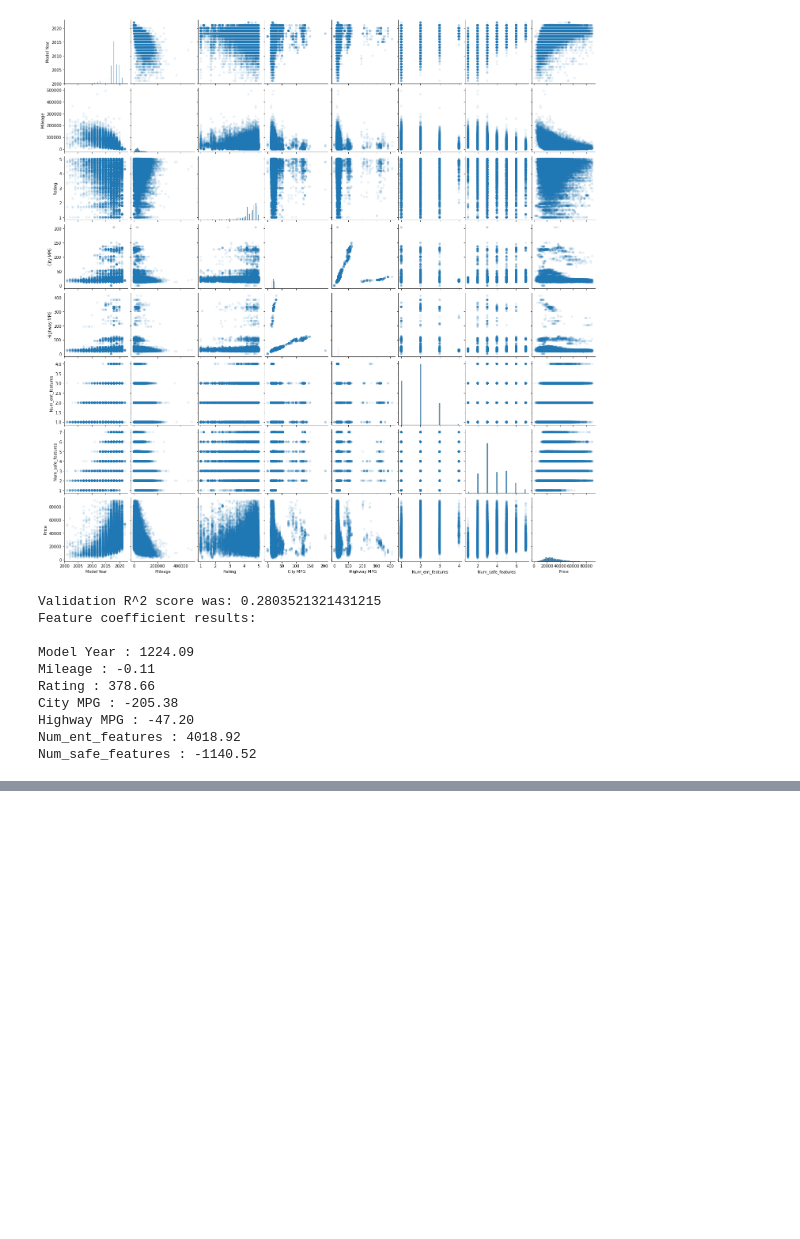
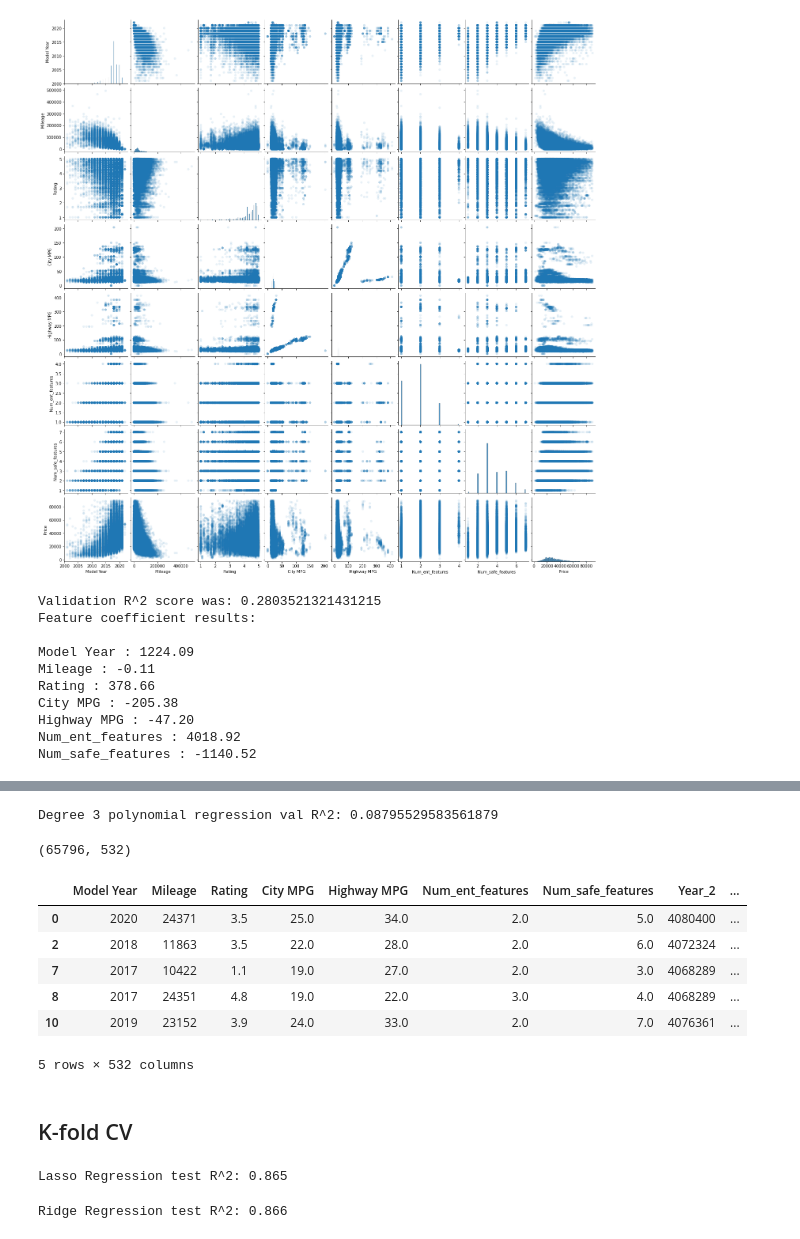
Before and after one commit to luongtruong77/regression-car-price-predictor, a Jupyter notebook: Modeling.ipynb, the cells around one changed output, grey strips where cells are left out. Saved outputs shown, nothing was run; the diff lists cells and outputs as text; code cells hidden in the pictures; blank space fills up the shorter version.

```diff
--- a/Modeling.ipynb
+++ b/Modeling.ipynb
@@ -375,0 +184,8 @@ Gradient Boosted Regression: 0.7313565540324387
+# %%
+X_df = sub_df[['Model Year', 'Mileage', 'Rating', 'City MPG', 'Highway MPG', 'Num_ent_features', 'Num_safe_features']]
+y_df = sub_df['Price']
+
+X_df['Year_2'] = X_df['Model Year'] ** 2
+X_df['Mileage_2'] = X_df['Mileage'] ** 2
+
+split_and_validate(X_df, y_df)
@@ -375,0 +221,22 @@ Gradient Boosted Regression: 0.7313565540324387
+# %%
+split_validate_polynomial(X_df, y_df, 3)
+# %% [output]
+Degree 3 polynomial regression val R^2: 0.08795529583561879
+# %%
+X_df[['Car Model', 'Make', 'Fuel Type', 'Drivetrain', 'Engine', 'Exterior Color', 'Interior Color', 'Transmission']] = df[['Car Model', 'Make', 'Fuel Type', 'Drivetrain', 'Engine', 'Exterior Color', 'Interior Color', 'Transmission']]
+
+cars = pd.get_dummies(X_df, drop_first=True)
+
+print(cars.shape)
+cars.head()
+# %% [output]
+(65796, 532)
+|  | Model Year | Mileage | Rating | City MPG | Highway MPG | Num_ent_features | Num_safe_features | Year_2 | ... |
+| 0 | 2020 | 24371 | 3.5 | 25.0 | 34.0 | 2.0 | 5.0 | 4080400 | ... |
+| 2 | 2018 | 11863 | 3.5 | 22.0 | 28.0 | 2.0 | 6.0 | 4072324 | ... |
+| 7 | 2017 | 10422 | 1.1 | 19.0 | 27.0 | 2.0 | 3.0 | 4068289 | ... |
+| 8 | 2017 | 24351 | 4.8 | 19.0 | 22.0 | 3.0 | 4.0 | 4068289 | ... |
+| 10 | 2019 | 23152 | 3.9 | 24.0 | 33.0 | 2.0 | 7.0 | 4076361 | ... |
+5 rows × 532 columns
+# %% [markdown]
+## K-fold CV
@@ -375,0 +245,16 @@ Gradient Boosted Regression: 0.7313565540324387
+# %%
+scaler = StandardScaler()
+X_scaled = scaler.fit_transform(cars)
+X_test_scaled = scaler.transform(X_test)
+
+lm_l = Lasso(alpha=0.244)
+lm_l.fit(X_scaled,y_df)
+print(f'Lasso Regression test R^2: {lm_l.score(X_test_scaled, y_test):.3f}')
+# %% [output]
+Lasso Regression test R^2: 0.865
+# %%
+lm_ridge = Ridge(alpha=0.01)
+lm_ridge.fit(X_scaled,y_df)
+print(f'Ridge Regression test R^2: {lm_ridge.score(X_test_scaled, y_test):.3f}')
+# %% [output]
+Ridge Regression test R^2: 0.866
```
Also changed, not shown: parts of 34 cells of this notebook, 2 other files.
